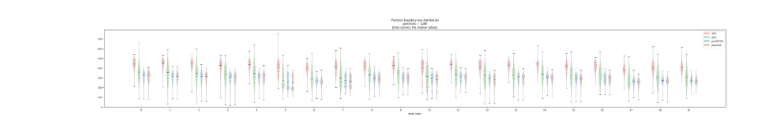
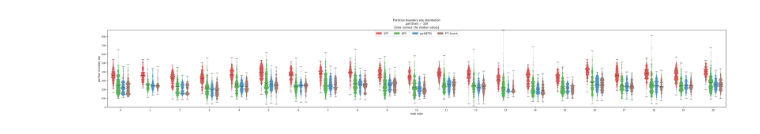
Before and after one commit to paralab/partition, a Jupyter notebook: mpi-cpp/metrics_plot.ipynb, the cells around one changed output. Saved outputs shown, nothing was run; the diff lists cells and outputs as text; code cells hidden in the pictures.

```diff
--- a/mpi-cpp/metrics_plot.ipynb
+++ b/mpi-cpp/metrics_plot.ipynb
@@ -11,67 +11,71 @@ matpltlib_default_colors = plt.rcParams['axes.prop_cycle'].by_key()['color']
 
 
 # SFC, BFS, parMETIS, ptscotch respectively
+plt_names = ['SFC', 'BFS', 'parMETIS', 'PT-Scotch']
 plot_colors = [matpltlib_default_colors[3], matpltlib_default_colors[2], matpltlib_default_colors[0], matpltlib_default_colors[5]]
 # %%
-input_file_name = 'results/frontera-scaling-front_bfs-largest_tet_list___2024-07-05__15-40-27.json'
+input_file_name = 'results/frontera-scaling-front_bfs-largesthexmeshes___2024-07-08__15-48-11.json'
 df = pd.read_json(input_file_name, orient='records',lines=True)
 # df = df[(df['np'] == 1280) | (df['np']==640)]
-df = df[(df['np'] == 1280)]
+# df = df[(df['np'] == 1280)]
 # df = df[df['mesh_idx'] == 0]
 df = df[df['run_idx'] == 0]
 
 
 df.reset_index(drop=True, inplace=True)
-# df = pd.read_csv(input_file_name+'.csv')
+
 partition_count = df['np'][0]
 df_length = len(df.index)
-# print(df.loc[6]['mesh_file'])
-# print(df.loc[0])
 # %%
 fig0, ax0 = plt.subplots()
 plt_triplets = [None for _ in range(df_length)]
 for plt_i in range(df_length):
-  plt_triplets[plt_i] = ax0.violinplot([df.loc[plt_i]['SFC_morton_partition_boundaries'],df.loc[plt_i]['BFS_partition_boundaries'],df.loc[plt_i]['parMETIS_partition_boundaries'],df.loc[plt_i]['ptscotch_partition_boundaries']], positions=[6*plt_i,6*plt_i+1,6*plt_i+2,6*plt_i+3], showmedians=True, widths=0.7, points=1000, showextrema=True, bw_method=0.02)
-  # plt_triplets[plt_i] = ax0.boxplot([df.loc[plt_i]['SFC_morton_partition_boundaries'],df.loc[plt_i]['BFS_partition_boundaries'],df.loc[plt_i]['BFS_grow_partition_boundaries'],df.loc[plt_i]['METIS_partition_boundaries']], positions=[6*plt_i,6*plt_i+1,6*plt_i+2,6*plt_i+3], widths=0.7, showfliers=True)
+  plt_triplets[plt_i] = ax0.violinplot([df.loc[plt_i]['SFC_morton_partition_boundaries'],df.loc[plt_i]['BFS_partition_boundaries'],df.loc[plt_i]['parMETIS_partition_boundaries'],df.loc[plt_i]['ptscotch_partition_boundaries']], positions=[6*plt_i,6*plt_i+1,6*plt_i+2,6*plt_i+3], showmedians=True, widths=1, points=1000, showextrema=True, bw_method=0.05)
 
 
+## medians
 # ax0.plot([6*i for i in range(df_length)],[np.median(df.loc[i]['SFC_morton_partition_boundaries']) for i in range(df_length)],color=plot_colors[0])
 # ax0.plot([6*i+1 for i in range(df_length)],[np.median(df.loc[i]['BFS_partition_boundaries']) for i in range(df_length)],color=plot_colors[1])
 # ax0.plot([6*i+2 for i in range(df_length)],[np.median(df.loc[i]['parMETIS_partition_boundaries']) for i in range(df_length)],color=plot_colors[2])
 # ax0.plot([6*i+3 for i in range(df_length)],[np.median(df.loc[i]['ptscotch_partition_boundaries']) for i in range(df_length)],color=plot_colors[3])
 
 
 
 for plt_triplet in plt_triplets:
 
   for i in range(4):
      plt_triplet['bodies'][i].set_facecolor(plot_colors[i])
+     plt_triplet['bodies'][i].set_alpha(0.8)
+
      plt_triplet['bodies'][i].set_edgecolor('black')
-     plt_triplet['bodies'][i].set_linewidth(0.3)
+     plt_triplet['bodies'][i].set_linewidth(0.1)
 
   for partname in ('cmins', 'cmaxes', 'cmedians'):
       vp = plt_triplet[partname]
       vp.set_edgecolor("black")
       vp.set_linewidth(0.7)
 
   plt_triplet['cbars'].set_edgecolor("black")
-  plt_triplet['cbars'].set_linewidth(0.1)
+  plt_triplet['cbars'].set_linewidth(0)
 
 
 
-  # plot_pair['bodies'][1].set_edgecolor('red')
-ax0.legend([plt_triplets[0]["bodies"][0], plt_triplets[0]["bodies"][1],plt_triplets[0]["bodies"][2],plt_triplets[0]["bodies"][3]], ['SFC', 'BFS','parMETIS', 'ptscotch'],bbox_to_anchor=(1.0, 1.0))
+
+ax0.legend([plt_triplets[0]["bodies"][0], plt_triplets[0]["bodies"][1],plt_triplets[0]["bodies"][2],plt_triplets[0]["bodies"][3]], plt_names,loc='upper center', ncol=4)
 
 ax0.set_xticks([(6*i + 6*i+3)/2 for i in range(df_length)])
+ax0.margins(0.005)
 
-# ax0.set_xticklabels(['Data 1-2', 'Data 3-4'])
 ax0.set_xticklabels([str(i) for i in range(df_length)])
 ax0.set_ylim(bottom=0)
 ax0.set_title(f'Partition boundary size distribution\npartitions = {partition_count}\n(lines connect the median values)')
 ax0.set_xlabel('mesh index')
+ax0.set_ylabel('partition boundary size')
+
 plt.show()
-fig0.savefig('boundary-sizes.svg', format='svg', dpi=1200)
+# fig0.savefig('boundary-sizes.svg', format='svg', dpi=1200, pad_inches=0, bbox_inches='tight')
+fig0.savefig('boundary-sizes.pdf', format='pdf', pad_inches=0, bbox_inches='tight')
 # %% [output]
-[figure, old version]
+[figure, new version]
 # %%
 
```
Also changed, not shown: parts of 4 cells of this notebook, 7 other files.
